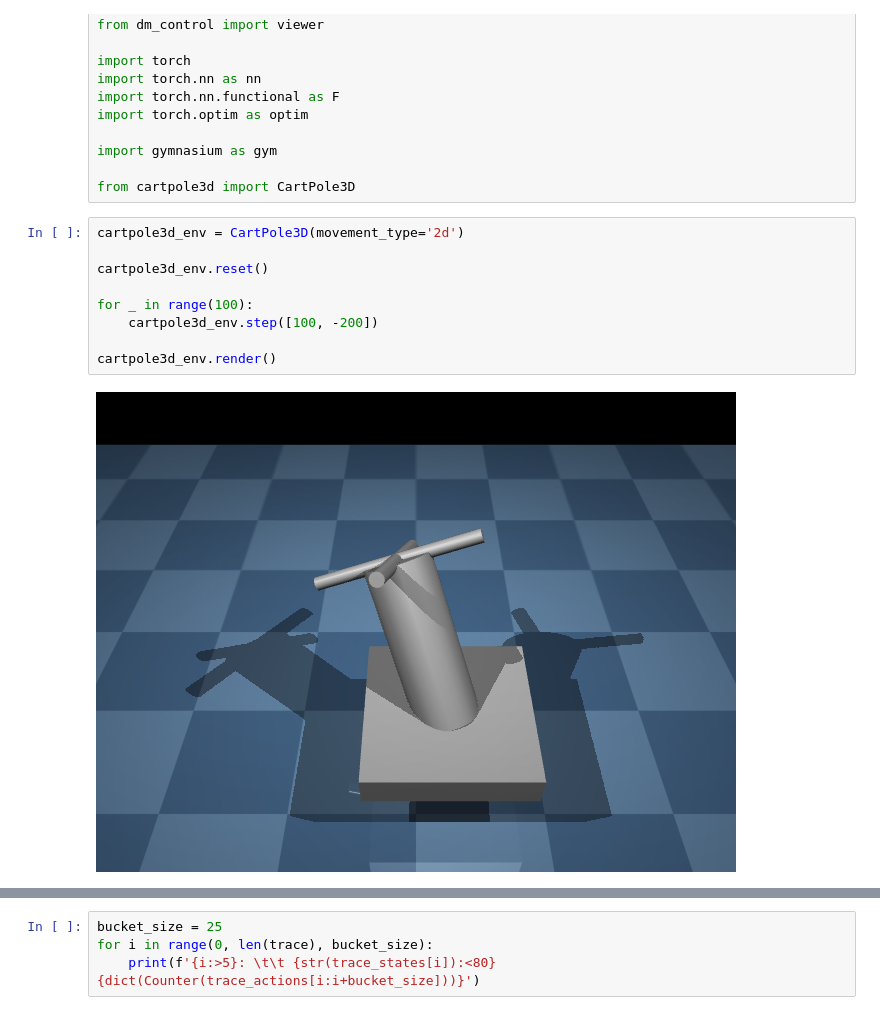
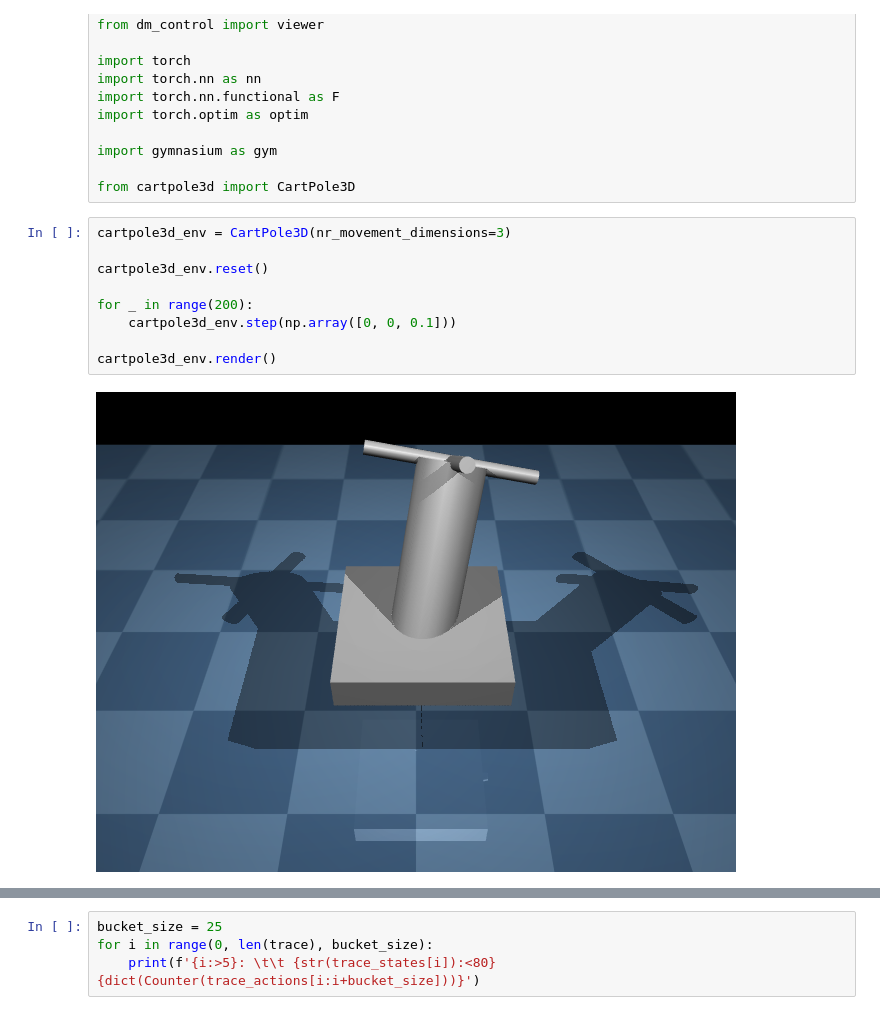
Before and after one commit to brn-dev/swarm-bots, a Jupyter notebook: cartpole/cartpole.ipynb, the cells around one changed output, grey strips where cells are left out. Saved outputs shown, nothing was run; the diff lists cells and outputs as text.

Commit message:
add 3d movement capabilities

```diff
--- a/cartpole/cartpole.ipynb
+++ b/cartpole/cartpole.ipynb
@@ -24,16 +24,16 @@ import gymnasium as gym
 
 from cartpole3d import CartPole3D
 # %%
-cartpole3d_env = CartPole3D(movement_type='2d')
+cartpole3d_env = CartPole3D(nr_movement_dimensions=3)
 
 cartpole3d_env.reset()
 
-for _ in range(100):
-    cartpole3d_env.step([100, -200])
+for _ in range(200):
+    cartpole3d_env.step(np.array([0, 0, 0.1]))
 
 cartpole3d_env.render()
 # %% [output]
-[figure, old version]
+[figure, new version]
 # %%
 torch.set_default_device('cuda:0' if torch.cuda.is_available() else 'cpu')
 
```
Also changed, not shown: parts of 2 cells of this notebook, 2 other files.
